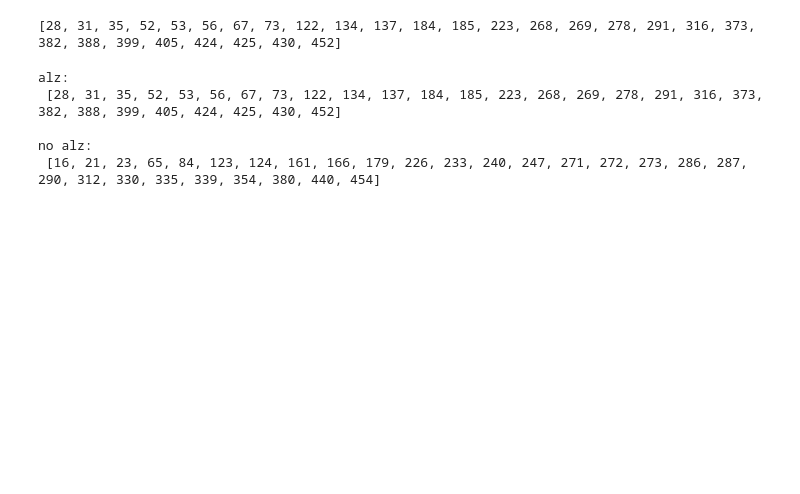
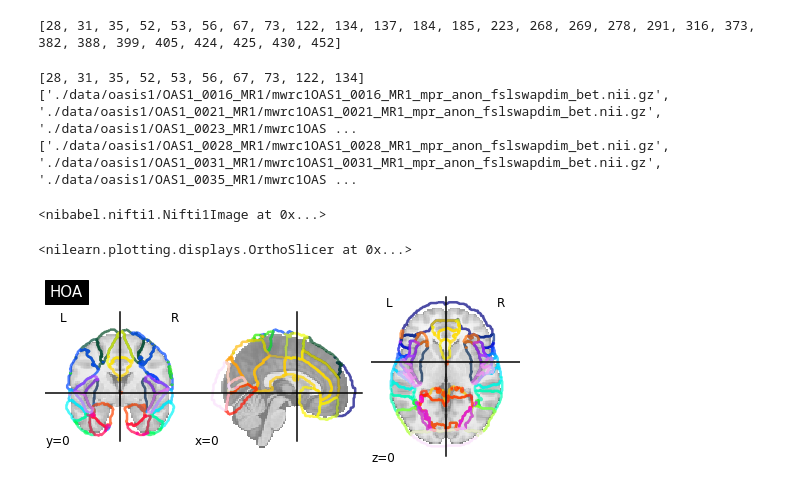
Before and after one commit to MHML21/alzheimers-detection, a Jupyter notebook: brain_scans.ipynb, the cells around one changed output. Cells and saved outputs as stored; diff of their text form; code cells hidden in the pictures; blank space fills up the shorter version.

Commit message:
starting network extraction/atlases

```diff
--- a/brain_scans.ipynb
+++ b/brain_scans.ipynb
@@ -82,11 +126,31 @@ print(l)
 alz_numerical_ids = get_numbers_only_ids(alz_patient_ids)
 no_alz_numerical_ids = get_numbers_only_ids(no_alz_patient_ids)
 
-print('alz:\n', alz_numerical_ids, '\n')
-print('no alz:\n', no_alz_numerical_ids, '\n')
+# print('alz:\n', alz_numerical_ids, '\n')
+# print('no alz:\n', no_alz_numerical_ids, '\n')
+
+make_alz_gray_matter_maps(alz_numerical_ids)
+make_td_gray_matter_maps(no_alz_numerical_ids)
+
+print(alz_numerical_ids[:10])
+print(TD_GRAY_MATTER)
+print(ALZ_GRAY_MATTER)
 # %% [output]
-alz:
- [28, 31, 35, 52, 53, 56, 67, 73, 122, 134, 137, 184, 185, 223, 268, 269, 278, 291, 316, 373, 382, 388, 399, 405, 424, 425, 430, 452]
-
-no alz:
- [16, 21, 23, 65, 84, 123, 124, 161, 166, 179, 226, 233, 240, 247, 271, 272, 273, 286, 287, 290, 312, 330, 335, 339, 354, 380, 440, 454]
+[28, 31, 35, 52, 53, 56, 67, 73, 122, 134]
+['./data/oasis1/OAS1_0016_MR1/mwrc1OAS1_0016_MR1_mpr_anon_fslswapdim_bet.nii.gz', './data/oasis1/OAS1_0021_MR1/mwrc1OAS1_0021_MR1_mpr_anon_fslswapdim_bet.nii.gz', './data/oasis1/OAS1_0023_MR1/mwrc1OAS ...
+['./data/oasis1/OAS1_0028_MR1/mwrc1OAS1_0028_MR1_mpr_anon_fslswapdim_bet.nii.gz', './data/oasis1/OAS1_0031_MR1/mwrc1OAS1_0031_MR1_mpr_anon_fslswapdim_bet.nii.gz', './data/oasis1/OAS1_0035_MR1/mwrc1OAS ...
+# %%
+# Fetch atlas
+
+atlas = fetch.fetch_atlas_harvard_oxford('cort-maxprob-thr0-1mm',data_dir="./atlases/")
+atlas
+# %%
+atlas.filename
+# %% [output]
+<nibabel.nifti1.Nifti1Image at 0x...>
+# %%
+from nilearn import plotting
+plotting.plot_roi(atlas.filename, view_type='contours',title="HOA")
+# %% [output]
+<nilearn.plotting.displays.OrthoSlicer at 0x...>
+[figure, added]
```
Also changed, not shown: parts of 8 cells of this notebook, 2 other files.
